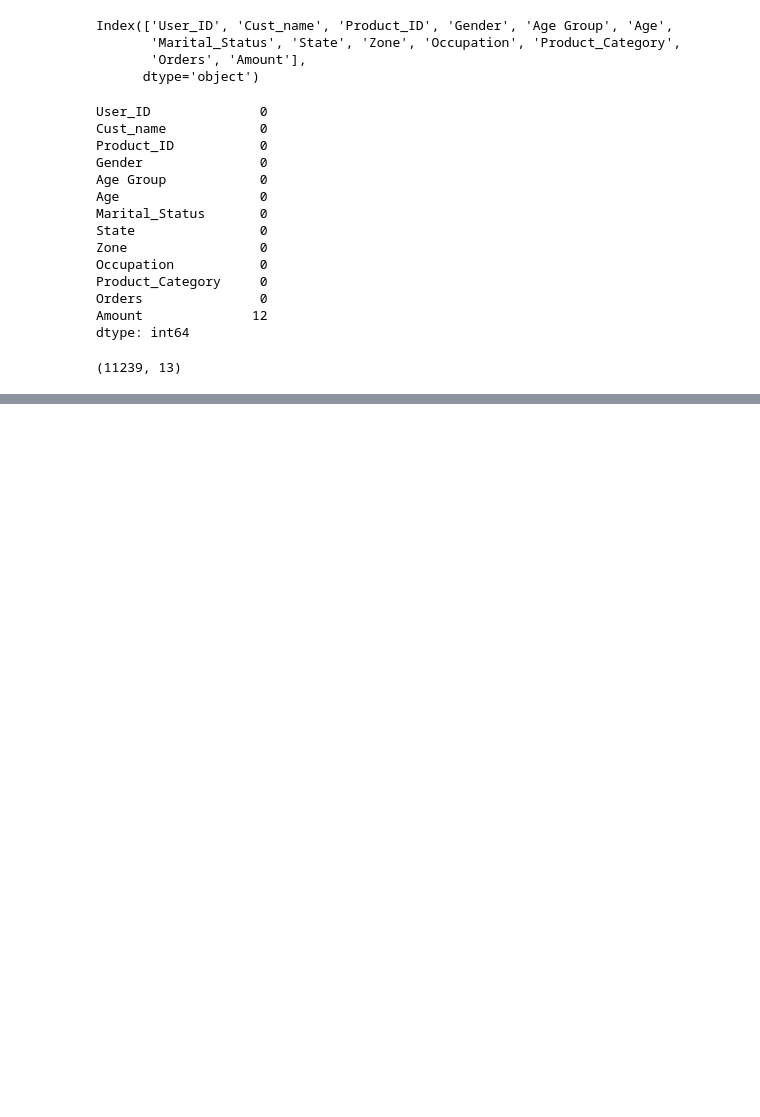
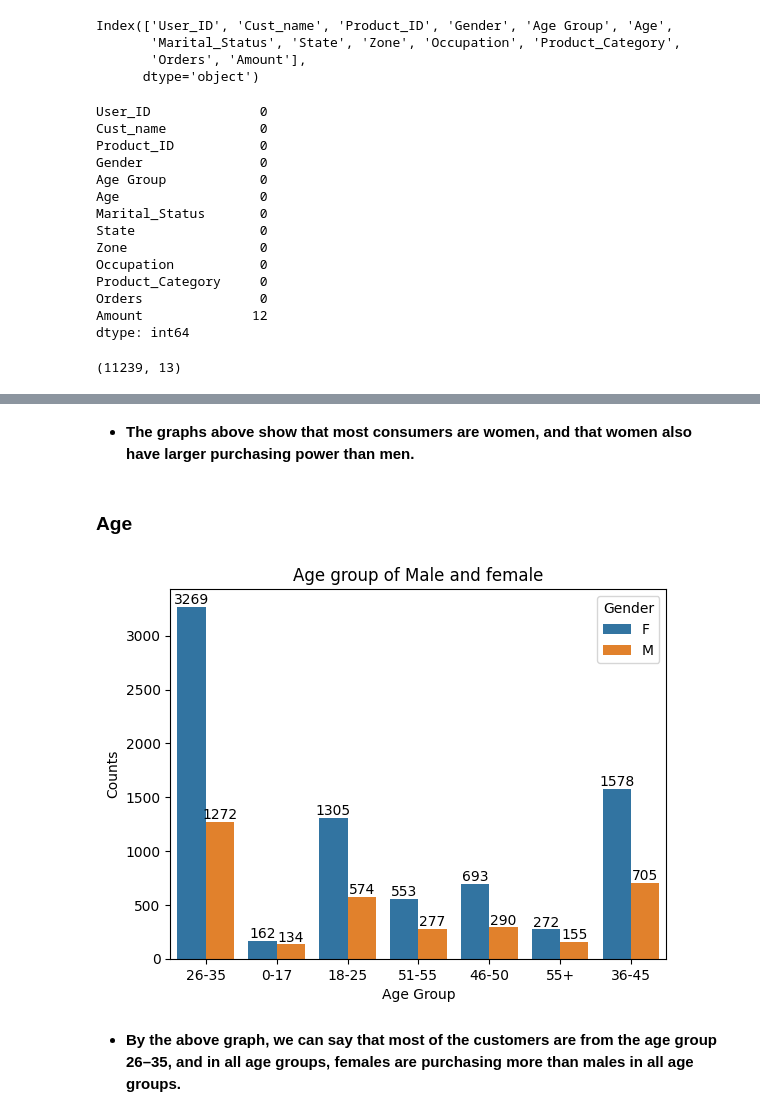
Before and after one commit to Amoghakrao/Diwali-sales-analysis-using-Python, a Jupyter notebook: Diwali_sales_analysis.ipynb, the cells around one changed output, grey strips where cells are left out. Cells and saved outputs as stored; diff of their text form; code cells hidden in the pictures; blank space fills up the shorter version.

```diff
--- a/Diwali_sales_analysis.ipynb
+++ b/Diwali_sales_analysis.ipynb
@@ -138,0 +225,19 @@ dtype('int64')
+# %% [markdown]
+* **The graphs above show that most consumers are women, and that women also have larger purchasing power than men.**
+# %% [markdown]
+### **Age**
+# %%
+#age group v/s Gender
+ax= sns.countplot(data = df , x= 'Age Group', hue = 'Gender')
+for bars in ax.containers:
+  ax.bar_label(bars)
+plt.title('Age group of Male and female')
+plt.xlabel('Age Group')
+plt.ylabel('Counts')
+
+# Display the plot
+plt.show()
+# %% [output]
+[figure, added]
+# %% [markdown]
+* **By the above graph, we can say that most of the customers are from the age group 26–35, and in all age groups, females are purchasing more than males in all age groups.**
```
Also changed, not shown: parts of 33 cells of this notebook.
